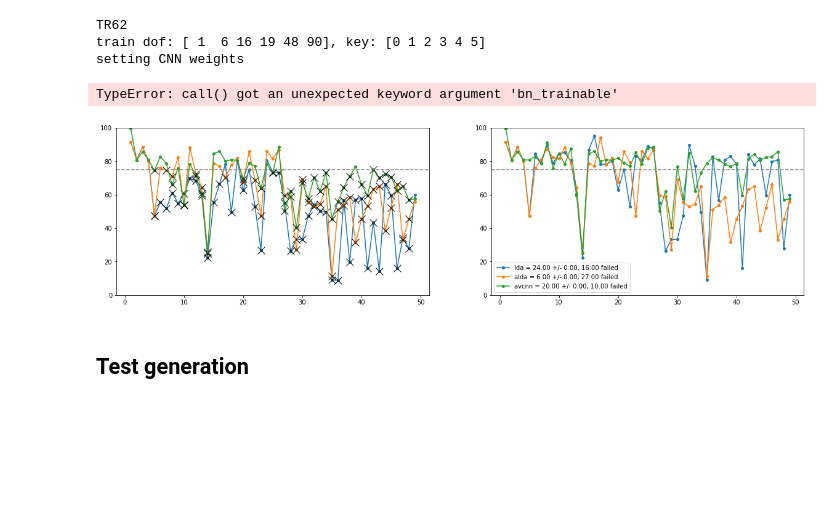
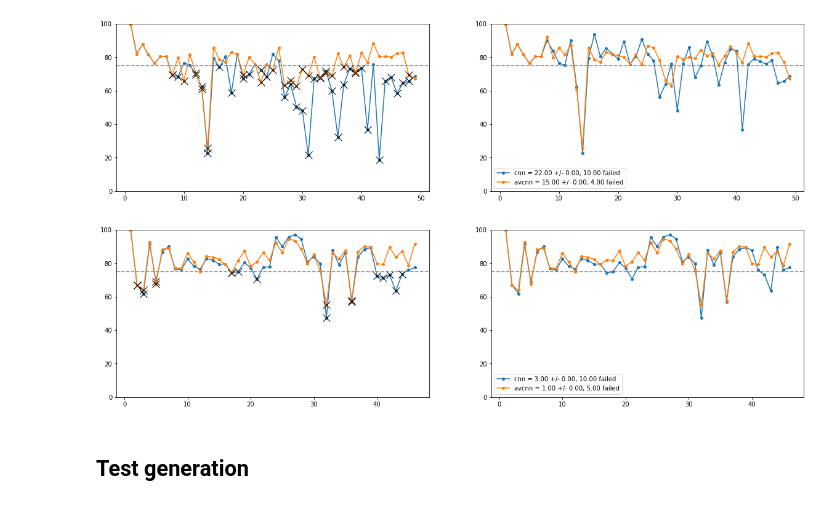
Before and after one commit to yuniteh/adaptive, a Jupyter notebook: python/main.ipynb, the cells around one changed output. Drawn from its saved outputs; the diff is of its cells as text; code cells hidden in the pictures; blank space fills up the shorter version.

```diff
--- a/python/main.ipynb
+++ b/python/main.ipynb
@@ -29,7 +27,7 @@ subs = os.listdir(path)
 if 'skip' in subs:
     subs = np.delete(subs,subs.index('skip'))
 bat = 32
-load_mod = True
+load_mod = False
 mod_tot = ['blda','lda','crlda','alda','bcnn','cnn', 'crcnn2','acnn05','acnn30','acewc30','acewc15', 'adcnn30', 'vcnn', 'bvcnn', 'avcnn', 'avcnn15', 'acnnl03','crvcnn','acewclm','crcnn','acewc00','xtra2']
 ft = 'tdar'
 iter = 10
@@ -40,11 +38,11 @@ for it in range(1):#iter):
     # first iteration, includes LDA; others exclude LDA
     if it == 0:
         mod_all = ['blda','lda','alda','cnn','acnn05','avcnn']#,'crcnn']
-        mod_all = ['avcnn']
+        mod_all = ['lda','alda','cnn','avcnn']
     else:
         mod_all = ['bcnn','cnn','acnn05','avcnn']
 
-    for sub in range(4,7):#7):
+    for sub in range(4,6):#7):
         print(subs[sub])
         sub_path = path + subs[sub] + '/DATA/MAT/'
         all_files = os.listdir(sub_path)
@@ -179,20 +177,20 @@ for it in range(1):#iter):
                             xtra = False
                             for dof in train_dof[~dof_ovlp]:
                                 # if 'lda' in mod:
-                                xtra = True
-                                key[temp_dof==dof] = np.max(key) + 1
+                                # xtra = True
+                                # key[temp_dof==dof] = np.max(key) + 1
                                     # key_i += 1
                                 # else:
                                     # remove extras
-                                # print('removing train ' + str(dof))
-                                # ind = train_params[:,-1] == dof
-                                # train_params = train_params[~ind,...]
-                                # train_data = train_data[~ind,...]
-                                # ind = val_params[:,-1] == dof
-                                # val_params = val_params[~ind,...]
-                                # val_data = val_data[~ind,...]
-                                # key = np.delete(key,temp_dof==dof)
-                                # temp_dof = np.delete(temp_dof,temp_dof==dof)
+                                print('removing train ' + str(dof))
+                                ind = train_params[:,-1] == dof
+                                train_params = train_params[~ind,...]
+                                train_data = train_data[~ind,...]
+                                ind = val_params[:,-1] == dof
+                                val_params = val_params[~ind,...]
+                                val_data = val_data[~ind,...]
+                                key = np.delete(key,temp_dof==dof)
+                                temp_dof = np.delete(temp_dof,temp_dof==dof)
 
                             train_dof = cp.deepcopy(temp_dof)
                         else:
@@ -290,16 +288,23 @@ for it in range(1):#iter):
                                 # prev_w = cnn.get_weights()
                                 prev_mu = [mu_class, std_class, N]
                                 # generate old training data, same size as clean data
+                                # x_out = cp.deepcopy(x_clean_cnn)
+                                # num_y = x_out.shape[0]//prev_ndof[0]
+                                # y_gen = np.zeros((x_out.shape[0],n_dof))
+                                # for cl in prev_ndof[1]:
+                                #     cl_i = prev_ndof[1]==cl
+                                #     y_gen[int(cl*num_y):int((cl+1)*num_y),np.where(prev_ndof[1]==cl)] = 1
+                                #     x_out[int(cl*num_y):int((cl+1)*num_y),...] = np.random.normal(mu_class[cl_i], std_class[cl_i],x_clean_cnn[:num_y,...].shape)
+
                                 x_out = cp.deepcopy(x_clean_cnn)
-                                num_y = x_out.shape[0]//prev_ndof[0]
-                                y_gen = np.zeros((x_out.shape[0],n_dof))
-                                for cl in prev_ndof[1]:
-                                    cl_i = prev_ndof[1]==cl
-                                    y_gen[int(cl*num_y):int((cl+1)*num_y),np.where(prev_ndof[1]==cl)] = 1
-                                    x_out[int(cl*num_y):int((cl+1)*num_y),...] = np.random.normal(mu_class[cl_i], std_class[cl_i],x_clean_cnn[:num_y,...].shape)
+                                for cl in range((y_clean).shape[1]):
+                                    y_ind = prev_trainy[:,cl]==1
+                                    x_ind = y_clean[:,cl]==1
+                                    # x_out[x_ind,...] = np.random.normal(np.mean(prev_train[y_ind,...],axis=0), np.std(prev_train[y_ind,...],axis=0),x_clean_cnn[x_ind,...].shape)
+                                    x_out[x_ind,...] = np.random.normal(mu_class, std_class,x_clean_cnn[x_ind,...].shape)
 
                                 x_train_aug = np.vstack((x_out,x_train_cnn))
-                                y_train_aug = np.vstack((y_gen,y_train))
+                                y_train_aug = np.vstack((y_clean,y_train))
 
                                 mu_class, std_class, N = prd.update_mean(x_clean_cnn,y_clean,N,mu_class,std_class,key,prev_ndof[1])
                                 cnn, all_times[i,mod_tot.index(mod)],_,_ = lp.train_models(traincnn=x_train_aug,y_train=y_train_aug, mod=[cnn], n_dof=n_dof, ep=5, dec=False, lr=0.00001, bn_training=False, prog_train=xtra)
@@ -307,7 +312,7 @@ for it in range(1):#iter):
                                 ep = int(mod[-2:])
                                 cnn, all_times[i,mod_tot.index(mod)], w_c, c_c = lp.train_models(traincnn=x_train_cnn,y_train=y_train, n_dof=n_dof, ep=ep, mod=[cnn], cnnlda=cnnlda, lr=0.00001, bn_training=False)
                             elif 'cnn' in mod: # recalibrate cnnlda
-                                cnn, all_times[i,mod_tot.index(mod)], w_c, c_c = lp.train_models(traincnn=x_train_cnn,y_train=y_train, mod=['cnn'], n_dof=n_dof, ep=ep, cnnlda=cnnlda)
+                                cnn, all_times[i,mod_tot.index(mod)], w_c, c_c = lp.train_models(traincnn=x_train_cnn,y_train=y_train, mod=['cnn'], n_dof=n_dof, ep=ep, cnnlda=cnnlda, bn_training=True, prog_train=True)
                             elif 'acewc' in mod:
                                 w_c, c_c, all_times[i,mod_tot.index(mod)] = lp.train_task(cnn, 15, 1, x_train_cnn, y_train, [prev_x, x_val_cnn],[prev_y, y_val], lams=[int(mod[-2:])], bat=bat, cnnlda=cnnlda)
 
@@ -408,11 +413,6 @@ for it in range(1):#iter):
             pickle.dump([all_acc, all_recal, all_val, all_prev, all_train, all_times, all_dof, mod_all, mod_tot, c_weights, v_weights, cl_wc, scaler_0, emg_scale],f)
 
         gc.collect(generation=2)
-# %% [output]
-TR62
-train dof: [ 1  6 16 19 48 90], key: [0 1 2 3 4 5]
-setting CNN weights
-TypeError: call() got an unexpected keyword argument 'bn_trainable'
 # %%
 # Count recalibrations
 path = 'C:/Users/yteh/Documents/work/necal/home data/'
@@ -425,9 +425,9 @@ iter = 6
 test_accuracy = tf.keras.metrics.CategoricalAccuracy(name='test_accuracy')
 plot_mod = ['lda','alda','cnn','acnn03','avcnn','crcnn']
 plot_mod = ['lda','avcnn']
-plot_mod = ['lda','alda','avcnn']
+plot_mod = ['cnn','avcnn']
 for plot_i in range(1):
-    for sub in range(4,5):#7):
+    for sub in range(4,6):#7):
         it_acc = []
         it_recal = []
         it_fail = []
@@ -489,34 +489,35 @@ for plot_i in range(1):
         ave_fail = np.nanmean(np.array(it_fail),axis=0)
 
         std_acc2 = np.nanstd(np.abs(np.array(it_acc2)),axis=0)/np.sum(~np.isnan(np.array(it_acc2)),axis=0)
         std_acc = np.nanstd(np.abs(np.array(it_acc)),axis=0)/np.sum(~np.isnan(np.array(it_acc)),axis=0)
         std_val = np.nanstd(np.abs(np.array(it_val)),axis=0)/np.sum(~np.isnan(np.array(it_val)),axis=0)
         std_prev = np.nanstd(np.abs(np.array(it_prev)),axis=0)/np.sum(~np.isnan(np.array(it_prev)),axis=0)
         std_train = np.nanstd(np.abs(np.array(it_train)),axis=0)/np.sum(~np.isnan(np.array(it_train)),axis=0)
         std_times = np.nanstd(np.abs(np.array(it_times)),axis=0)/np.sum(~np.isnan(np.array(it_times)),axis=0)
         std_recal = np.nanstd(np.array(it_recal),axis=0)/np.sum(~np.isnan(np.array(it_recal)),axis=0)
         std_fail = np.nanstd(np.array(it_fail),axis=0)/np.sum(~np.isnan(np.array(it_fail)),axis=0)
 
         fig, ax = plt.subplots(1,2,figsize=(20,5))
         for mod in plot_mod:
             plot_ind = mod_tot.index(mod)
             # ax.plot(ave_acc[2:,plot_ind],'.-',label= mod + ' = '+ str(ave_recal[plot_ind,0]) + ' +/- ' + str(std_recal[plot_ind,0]))
             x = ~np.isnan(ave_val[:,plot_ind])
             # ave_acc2 = cp.deepcopy(ave_acc)
             # ave_acc[x,plot_ind] = ave_val[x,plot_ind]
 
             ax[0].plot(ave_acc[:,plot_ind],'.-',ms=8,label= mod + ' = '+ "{:.2f}".format(ave_recal[plot_ind]) + ' +/- ' + "{:.2f}".format(std_recal[plot_ind]) + ', ' + "{:.2f}".format(ave_fail[plot_ind]) +' failed')#str(std_recal[plot_ind,0]))
             ax[0].plot(np.squeeze(np.where(x)),ave_acc[x,plot_ind],'kx',ms=12)
             ax[1].plot(ave_acc2[:,plot_ind],'.-',ms=8,label= mod + ' = '+ "{:.2f}".format(ave_recal[plot_ind]) + ' +/- ' + "{:.2f}".format(std_recal[plot_ind])+ ', ' + "{:.2f}".format(ave_fail[plot_ind]) + ' failed')#+ str(std_recal[plot_ind,0]))
             # ax.plot(np.squeeze(np.where(x)), ave_val[~np.isnan(ave_val[:,plot_ind]),plot_ind],'.-',ms=8,label= mod + ' = '+ str(ave_recal[plot_ind,0]) + ' +/- ' + str(std_recal[plot_ind,0]))
             # plt.fill_between(np.arange(ave_acc[2:,plot_ind].shape[0]),ave_acc[2:,plot_ind]-std_acc[2:,plot_ind],ave_acc[2:,plot_ind]+std_acc[2:,plot_ind],alpha=.3)
         ax[1].legend()
         for i in range(2):
             ax[i].axhline(75, ls='--', color='grey')
             ax[i].set_ylim([0,100])
         # ax[1].axhline(75, ls='--', color='grey')
 # %% [output]
-[figure, old version]
+[figure, new version]
+[figure, added]
 # %% [markdown]
 ## Test generation
 # %%
```
Also changed, not shown: parts of 1 cell of this notebook.
